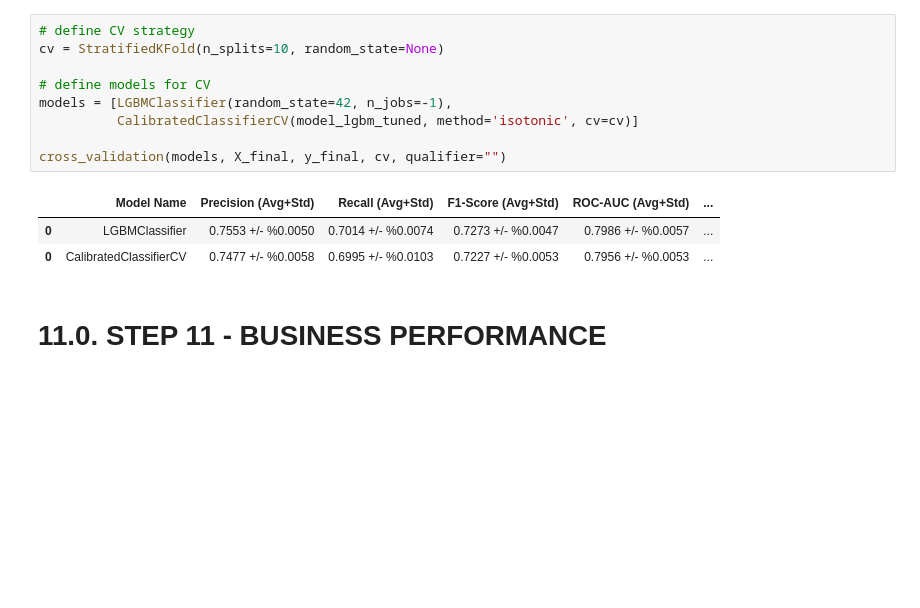
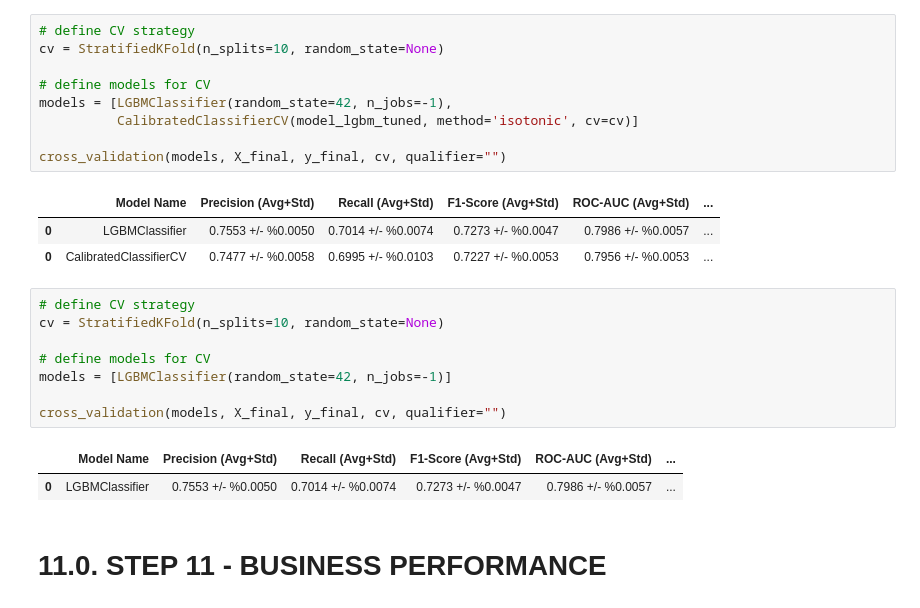
Before and after one commit to alanmaehara/cardiovascular-analysis, a Jupyter notebook: cardiovascular-diseases-002.ipynb, the cells around one changed output. Cells and saved outputs as stored; diff of their text form; blank space fills up the shorter version.

```diff
--- a/cardiovascular-diseases-002.ipynb
+++ b/cardiovascular-diseases-002.ipynb
@@ -2787,6 +2787,17 @@ cross_validation(models, X_final, y_final, cv, qualifier="")
 |  | Model Name | Precision (Avg+Std) | Recall (Avg+Std) | F1-Score (Avg+Std) | ROC-AUC (Avg+Std) | ... |
 | 0 | LGBMClassifier | 0.7553 +/- %0.0050 | 0.7014 +/- %0.0074 | 0.7273 +/- %0.0047 | 0.7986 +/- %0.0057 | ... |
 | 0 | CalibratedClassifierCV | 0.7477 +/- %0.0058 | 0.6995 +/- %0.0103 | 0.7227 +/- %0.0053 | 0.7956 +/- %0.0053 | ... |
+# %%
+# define CV strategy
+cv = StratifiedKFold(n_splits=10, random_state=None)
+
+# define models for CV
+models = [LGBMClassifier(random_state=42, n_jobs=-1)]
+
+cross_validation(models, X_final, y_final, cv, qualifier="")
+# %% [output]
+|  | Model Name | Precision (Avg+Std) | Recall (Avg+Std) | F1-Score (Avg+Std) | ROC-AUC (Avg+Std) | ... |
+| 0 | LGBMClassifier | 0.7553 +/- %0.0050 | 0.7014 +/- %0.0074 | 0.7273 +/- %0.0047 | 0.7986 +/- %0.0057 | ... |
 # %% [markdown]
 # 11.0. STEP 11 - BUSINESS PERFORMANCE
 # %% [markdown]
```
Also changed, not shown: 49 other files.
